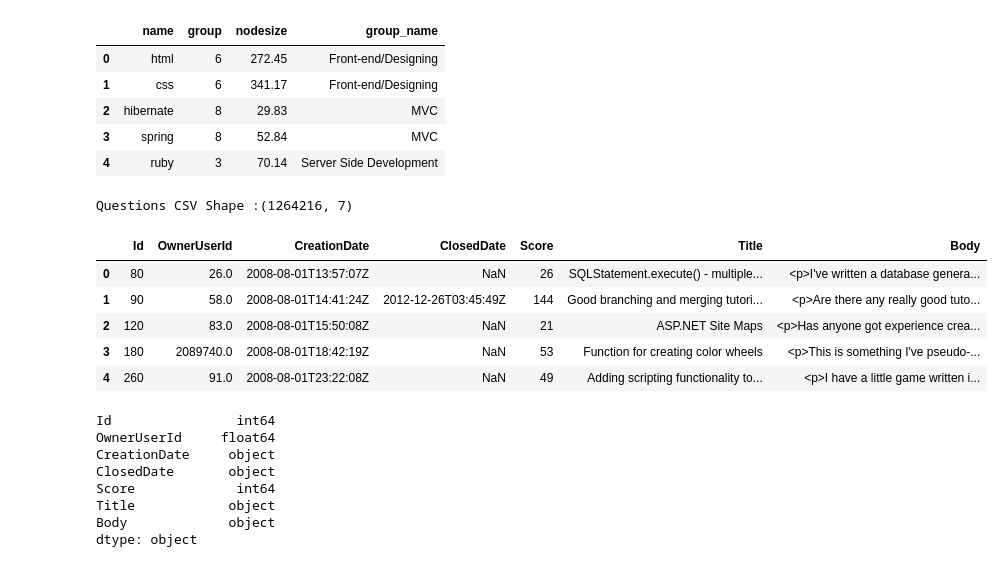
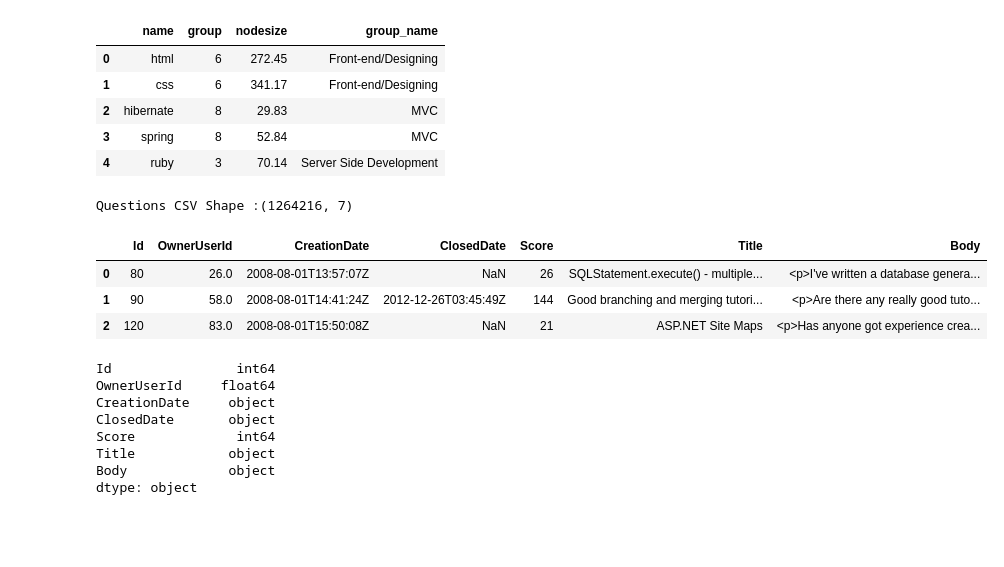
Before and after one commit to amitbcp/icdmai_2020, a Jupyter notebook: 1_eda.ipynb, the cells around one changed output. Cells and saved outputs as stored; diff of their text form; code cells hidden in the pictures; blank space fills up the shorter version.

```diff
--- a/1_eda.ipynb
+++ b/1_eda.ipynb
@@ -57,18 +57,16 @@ tag-Group Mapping CSV Shape :(115, 4)
 # %%
 # Load Stackoverflow Questions
 questions_path  = path + '/stacksample/Questions.csv'
 question = pd.read_csv(questions_path,encoding='latin-1',engine='python')
 
 print("Questions CSV Shape :{} ".format(question.shape))
-question.head()
+question.head(3)
 # %% [output]
 Questions CSV Shape :(1264216, 7)
 |  | Id | OwnerUserId | CreationDate | ClosedDate | Score | Title | Body |
 | 0 | 80 | 26.0 | 2008-08-01T13:57:07Z | NaN | 26 | SQLStatement.execute() - multiple... | <p>I've written a database genera... |
 | 1 | 90 | 58.0 | 2008-08-01T14:41:24Z | 2012-12-26T03:45:49Z | 144 | Good branching and merging tutori... | <p>Are there any really good tuto... |
 | 2 | 120 | 83.0 | 2008-08-01T15:50:08Z | NaN | 21 | ASP.NET Site Maps | <p>Has anyone got experience crea... |
-| 3 | 180 | 2089740.0 | 2008-08-01T18:42:19Z | NaN | 53 | Function for creating color wheels | <p>This is something I've pseudo-... |
-| 4 | 260 | 91.0 | 2008-08-01T23:22:08Z | NaN | 49 | Adding scripting functionality to... | <p>I have a little game written i... |
 # %%
 # Checking the data types
 question.dtypes
```
Also changed, not shown: parts of 2 cells of this notebook.
